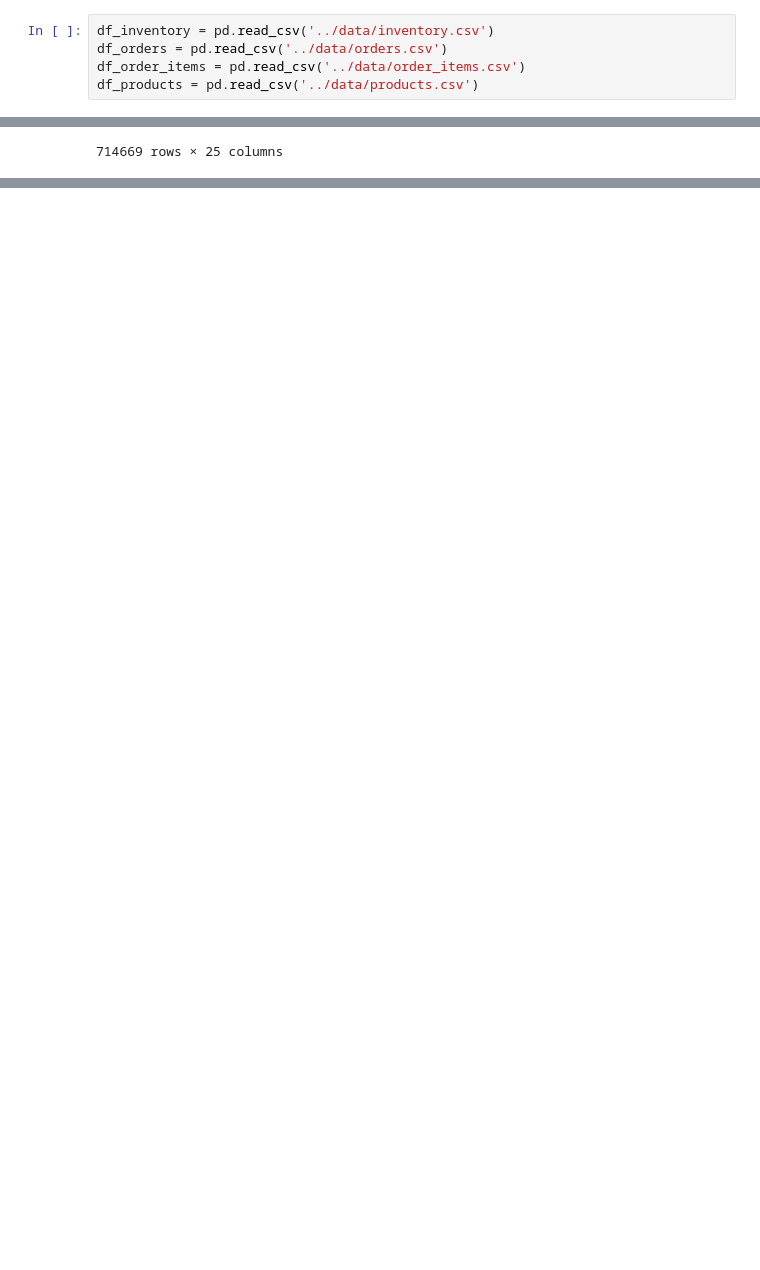
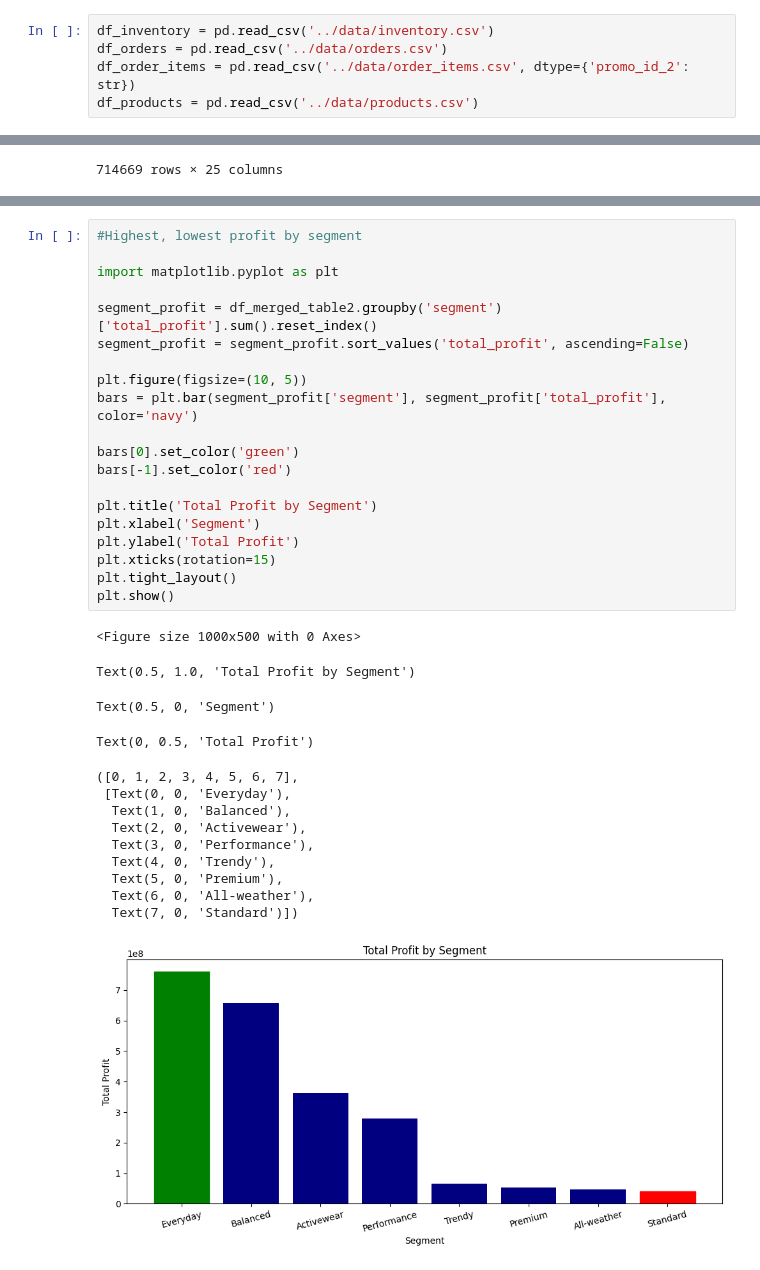
Before and after one commit to nqt-2/Datathon_Vin, a Jupyter notebook: notebook/Khang_EDA_Notebook.ipynb, the cells around one changed output, grey strips where cells are left out. Drawn from its saved outputs; the diff is of its cells as text; blank space fills up the shorter version.

```diff
--- a/notebook/Khang_EDA_Notebook.ipynb
+++ b/notebook/Khang_EDA_Notebook.ipynb
@@ -10,7 +11,7 @@ InteractiveShell.ast_node_interactivity = "all"
 # %%
 df_inventory = pd.read_csv('../data/inventory.csv')
 df_orders = pd.read_csv('../data/orders.csv')
-df_order_items = pd.read_csv('../data/order_items.csv')
+df_order_items = pd.read_csv('../data/order_items.csv', dtype={'promo_id_2': str})
 df_products = pd.read_csv('../data/products.csv')
 # %%
 print("--- Inventory Null Counts ---")
@@ -177,0 +179,35 @@ for col in categorical_cols:
+# %%
+#Highest, lowest profit by segment
+
+import matplotlib.pyplot as plt
+
+segment_profit = df_merged_table2.groupby('segment')['total_profit'].sum().reset_index()
+segment_profit = segment_profit.sort_values('total_profit', ascending=False)
+
+plt.figure(figsize=(10, 5))
+bars = plt.bar(segment_profit['segment'], segment_profit['total_profit'], color='navy')
+
+bars[0].set_color('green')
+bars[-1].set_color('red')
+
+plt.title('Total Profit by Segment')
+plt.xlabel('Segment')
+plt.ylabel('Total Profit')
+plt.xticks(rotation=15)
+plt.tight_layout()
+plt.show()
+# %% [output]
+<Figure size 1000x500 with 0 Axes>
+Text(0.5, 1.0, 'Total Profit by Segment')
+Text(0.5, 0, 'Segment')
+Text(0, 0.5, 'Total Profit')
+([0, 1, 2, 3, 4, 5, 6, 7],
+ [Text(0, 0, 'Everyday'),
+  Text(1, 0, 'Balanced'),
+  Text(2, 0, 'Activewear'),
+  Text(3, 0, 'Performance'),
+  Text(4, 0, 'Trendy'),
+  Text(5, 0, 'Premium'),
+  Text(6, 0, 'All-weather'),
+  Text(7, 0, 'Standard')])
+[figure, added]
```
Also changed, not shown: parts of 4 cells of this notebook.
